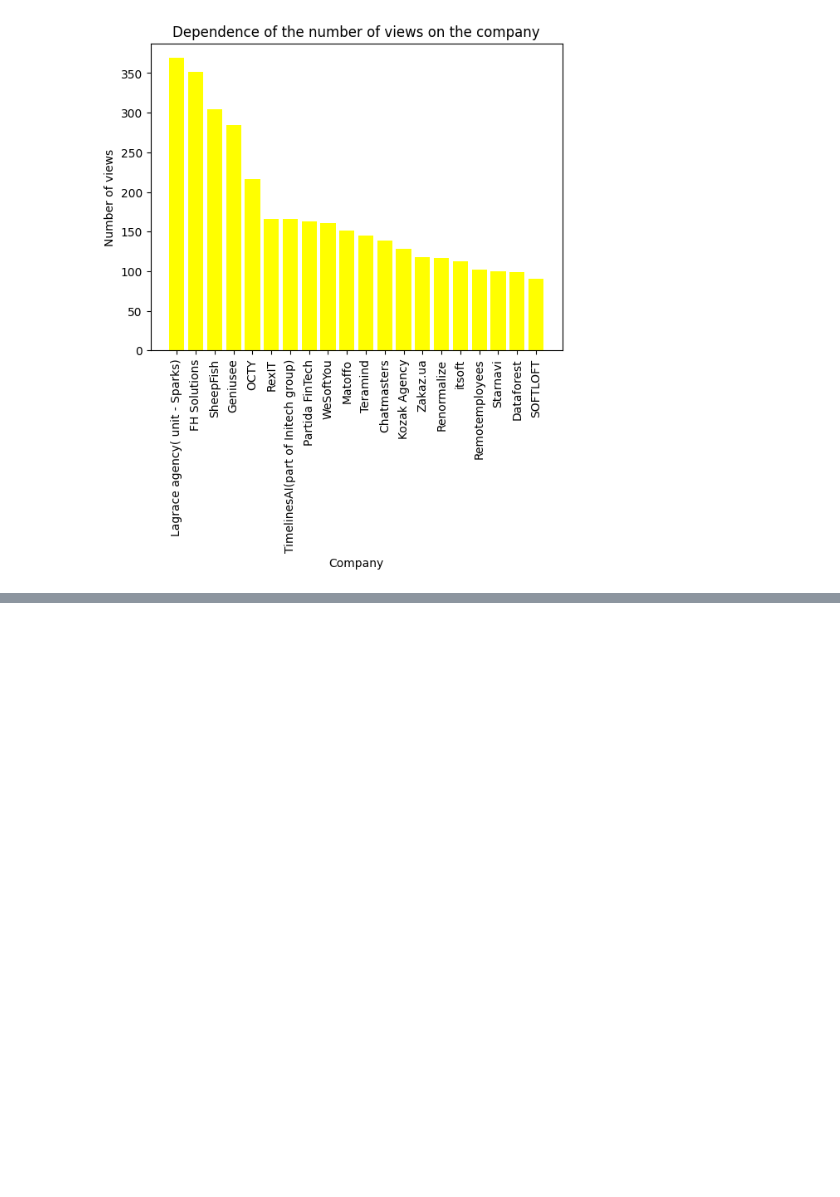
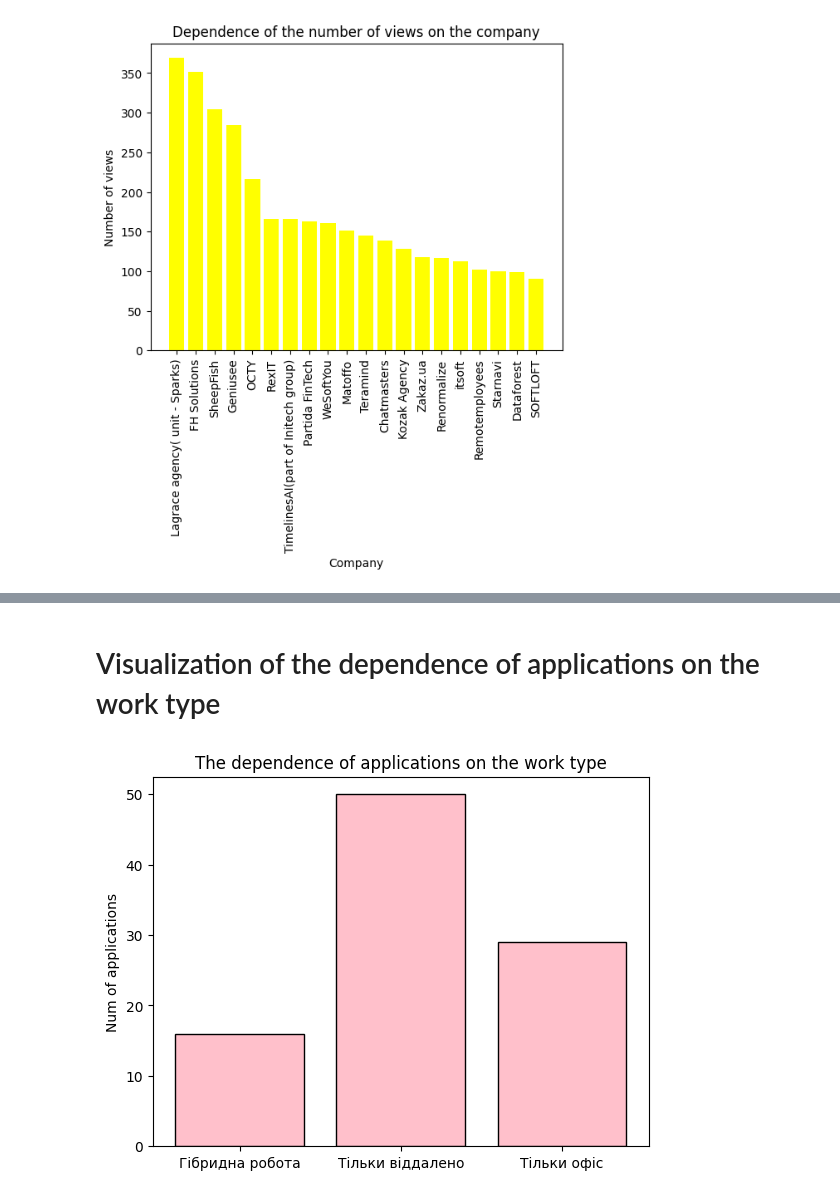
Before and after one commit to innyshka/scrape-djinni, a Jupyter notebook: analytics/vacansies_analytics.ipynb, the cells around one changed output, grey strips where cells are left out. Cells and saved outputs as stored; diff of their text form; code cells hidden in the pictures; blank space fills up the shorter version.

Commit message:
added diagram with visualization the dependence of applications on the work type

```diff
--- a/analytics/vacansies_analytics.ipynb
+++ b/analytics/vacansies_analytics.ipynb
@@ -201,0 +185,27 @@ vacancies
+# %% [markdown]
+# Visualization of the dependence of applications on the work type
+# %%
+vacancies_copy = vacancies.copy()
+worktype_mapping = {
+    "Office або Remote": "Гібридна робота"
+}
+vacancies_copy["work_type"] = vacancies_copy["work_type"].replace(worktype_mapping)
+
+grouped = vacancies_copy.groupby(
+    "work_type", as_index=False
+)
+equal_vacancies = grouped.apply(lambda x: x.head(3))
+
+applications_worktype = equal_vacancies.groupby("work_type")["applications"].sum()
+
+plt.bar(
+    applications_worktype.index,
+    applications_worktype.values,
+    color="pink",
+    edgecolor="black"
+)
+plt.title("The dependence of applications on the work type")
+plt.ylabel("Num of applications")
+plt.show()
+# %% [output]
+[figure, added]
```
Also changed, not shown: parts of 3 cells of this notebook.
